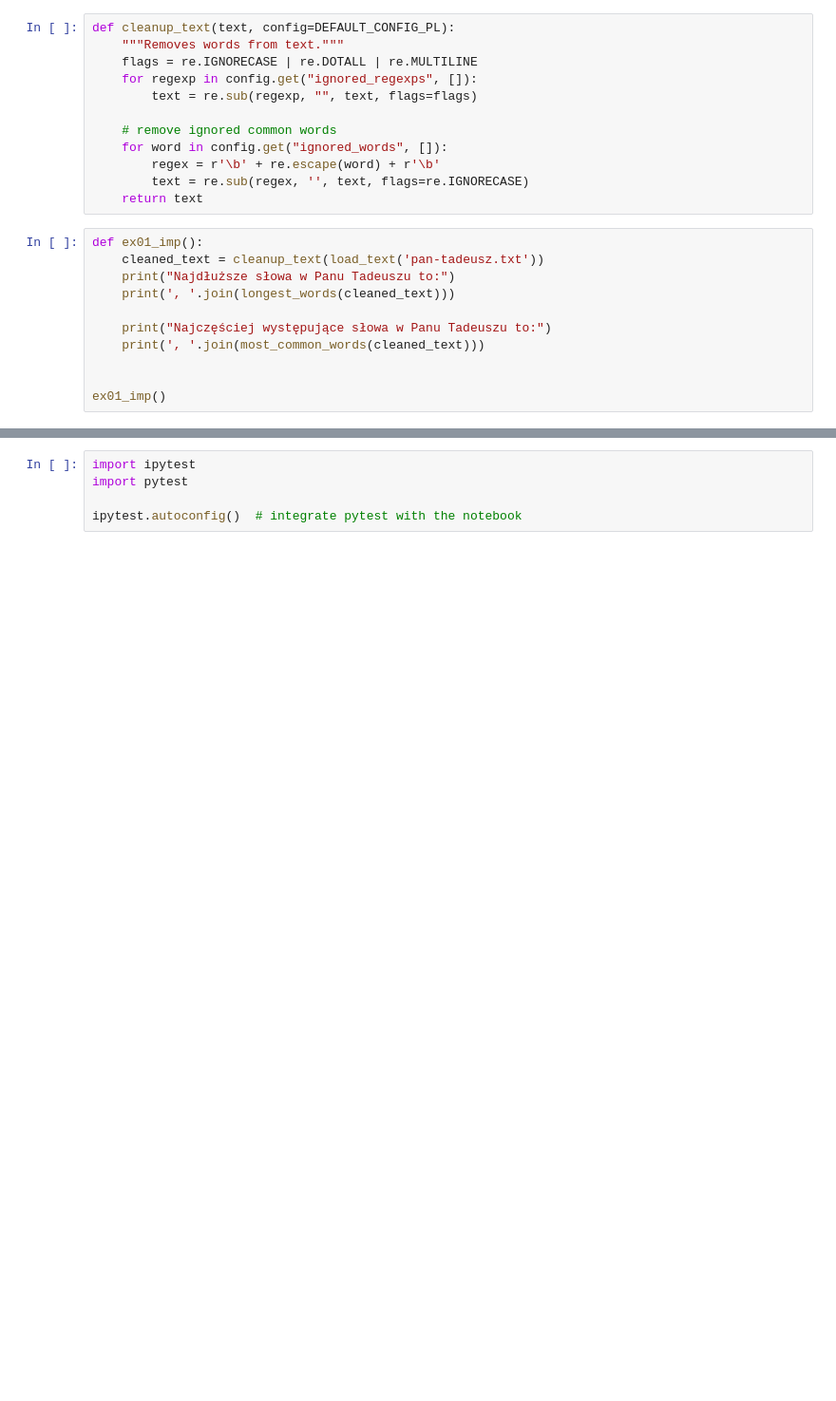
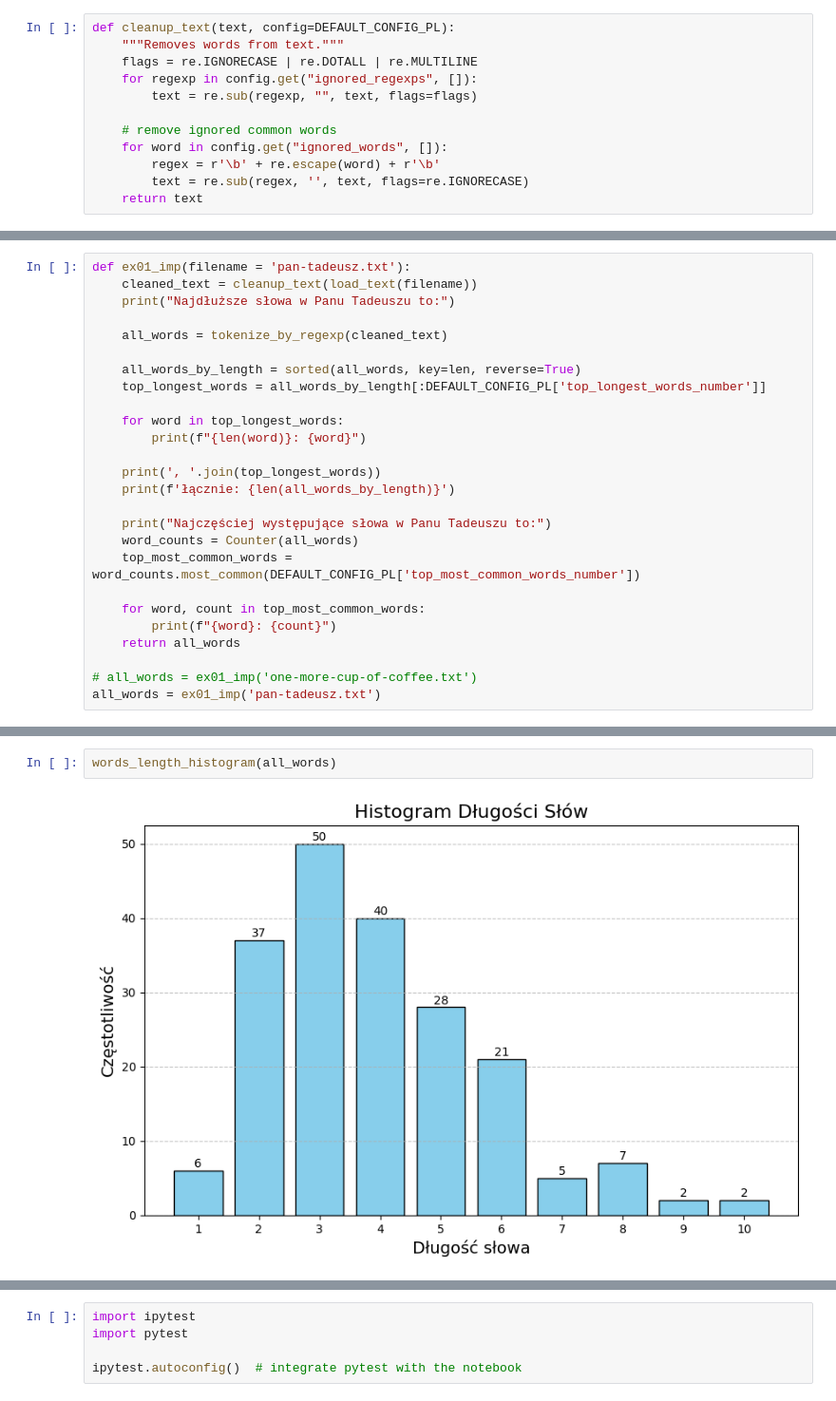
Before and after one commit to xiazek/issi_pan_tadeusz, a Jupyter notebook: hw01.ipynb, the cells around one changed output, grey strips where cells are left out. Shown at 95% size. Saved outputs shown, nothing was run; the diff lists cells and outputs as text; blank space fills up the shorter version.

Commit message:
add histogram of words length

```diff
--- a/hw01.ipynb
+++ b/hw01.ipynb
@@ -135,14 +139,3 @@ def cleanup_text(text, config=DEFAULT_CONFIG_PL):
         regex = r'\b' + re.escape(word) + r'\b'
         text = re.sub(regex, '', text, flags=re.IGNORECASE)
     return text
-# %%
-def ex01_imp():
-    cleaned_text = cleanup_text(load_text('pan-tadeusz.txt'))
-    print("Najdłuższe słowa w Panu Tadeuszu to:")
-    print(', '.join(longest_words(cleaned_text)))
-
-    print("Najczęściej występujące słowa w Panu Tadeuszu to:")
-    print(', '.join(most_common_words(cleaned_text)))
-
-
-ex01_imp()
@@ -155,0 +144,26 @@ już, tak, pan, jest, ale, był, nim, rzekł, go, tylko
+# %%
+def ex01_imp(filename = 'pan-tadeusz.txt'):
+    cleaned_text = cleanup_text(load_text(filename))
+    print("Najdłuższe słowa w Panu Tadeuszu to:")
+
+    all_words = tokenize_by_regexp(cleaned_text)
+
+    all_words_by_length = sorted(all_words, key=len, reverse=True)
+    top_longest_words = all_words_by_length[:DEFAULT_CONFIG_PL['top_longest_words_number']]
+
+    for word in top_longest_words:
+        print(f"{len(word)}: {word}")
+
+    print(', '.join(top_longest_words))
+    print(f'łącznie: {len(all_words_by_length)}')
+
+    print("Najczęściej występujące słowa w Panu Tadeuszu to:")
+    word_counts = Counter(all_words)
+    top_most_common_words = word_counts.most_common(DEFAULT_CONFIG_PL['top_most_common_words_number'])
+
+    for word, count in top_most_common_words:
+        print(f"{word}: {count}")
+    return all_words
+
+# all_words = ex01_imp('one-more-cup-of-coffee.txt')
+all_words = ex01_imp('pan-tadeusz.txt')
@@ -155,0 +188,4 @@ już, tak, pan, jest, ale, był, nim, rzekł, go, tylko
+# %%
+words_length_histogram(all_words)
+# %% [output]
+[figure, added]
```
Also changed, not shown: parts of 16 cells of this notebook.
